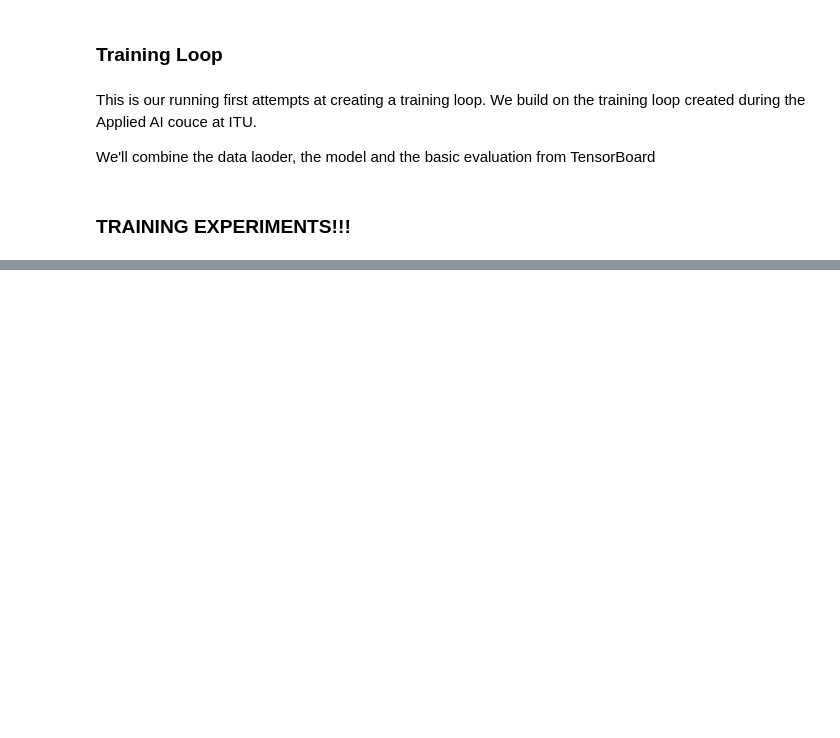
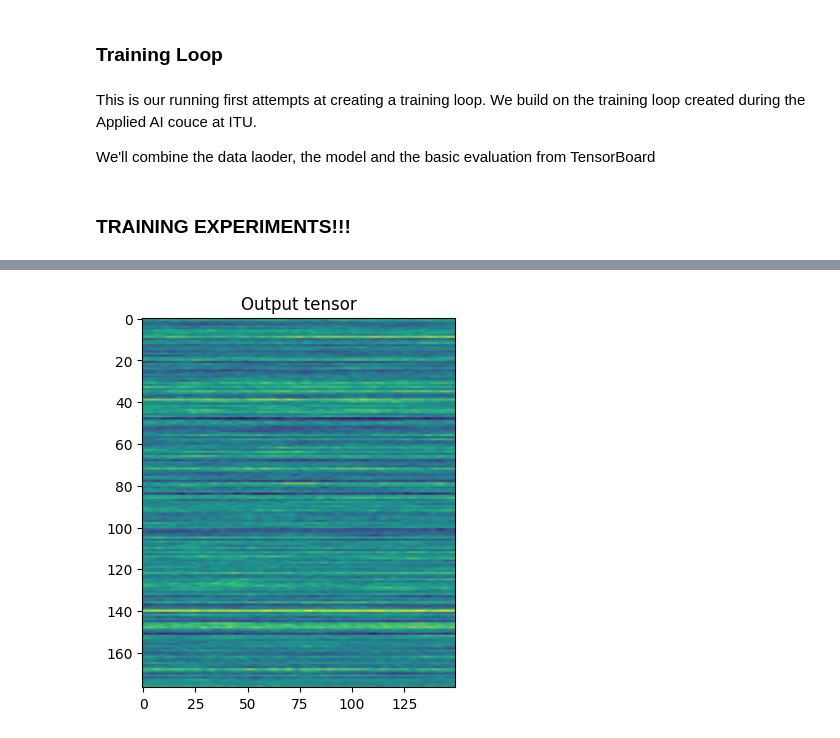
Before and after one commit to AntonBertelsen/GestureGeneration, a Jupyter notebook: DiffuseStyleGestureReproduced/model_test.ipynb, the cells around one changed output, grey strips where cells are left out. Cells and saved outputs as stored; diff of their text form; code cells hidden in the pictures; blank space fills up the shorter version.

```diff
--- a/DiffuseStyleGestureReproduced/model_test.ipynb
+++ b/DiffuseStyleGestureReproduced/model_test.ipynb
@@ -751,36 +1026,74 @@ converter.to_bvh(noisy_gesture_sequence.squeeze(0).cpu(), 'bvh_tests/results/den
 # %%
-diffusion = Diffusion(
-    max_timesteps = 1000,
-    noise_schedule = Diffusion.linear_schedule(0.00001, 0.0025))
+from torch.utils.data import DataLoader
+from dataset.dataset import *
 
-training_loader = DataLoader(OverlapAnimationDataset(
-    folder = "dataset/genea2023_dataset/trn/main-agent/features",
-    seq_length_in_frames = 150,
-    seed_length_in_frames = 8,
-    epoch_length = 100))
+with torch.no_grad():
+
+    model = DiffuseStyleGestureRecModel(
+        number_of_styles = 17,
+        n_gesture_length = 150,
+        n_seed_length = 8,
+        audio_features_per_frame = 804,
+        pose_features_per_frame = 177,
+        number_of_attention_heads = 8
+    )
+
+    # Load the model from the saved file
+    # model.load_state_dict(torch.load('models/training_3_overfit_2/saved_model_overfit.pth'))
+    model.to(device)
+    model.eval()
 
 
-# We need a seed and audio to generate a new gesture. First pick it out from the training loader
-data = next(iter(training_loader))
+    diffusion = Diffusion(
+        max_timesteps = 1000,
+        noise_schedule = Diffusion.exponential_schedule(0.00001, 0.001))
 
-gesture_sequence = data['gesture'].to(device)
-
-# We generate a gesture of pure noise as a starting point. Note that the loop starts by applying noise since we predict
-# The clean motion at eery timestep. For this reason we start with pure white, and the first thing the loop will do is add
-# noise according to the timestep. At timestep 1 it will add complete noise
-noisy_gesture_sequence = torch.zeros_like(gesture_sequence).to(device)
+    training_loader = DataLoader(OverlapAnimationDataset(
+        folder = "dataset/genea2023_dataset/trn/main-agent/features",
+        seq_length_in_frames = 150,
+        seed_length_in_frames = 8,
+        epoch_length = 100))
 
 
-noisy_gesture_sequence = diffusion.forward(
-    current_timestep = 500,
-    image = noisy_gesture_sequence
-)
+    # We need a seed and audio to generate a new gesture. First pick it out from the training loader
+    data = next(iter(training_loader))
 
-# Now we should have a denoised gesture sequence.
-# Let's convert it to bvh so we can open it
-from utils.bvh_processing.bvh_converter import BVHConverter
+    gesture_sequence = data['gesture'].to(device)
+    seed_gesture = data['seed'].to(device)
+    audio_features = data['audio'].to(device)
+    main_agent_id_one_hot = data['speaker'].to(device)
 
-converter = BVHConverter()
+    # We generate a gesture of pure noise as a starting point. Note that the loop starts by applying noise since we predict
+    # The clean motion at eery timestep. For this reason we start with pure white, and the first thing the loop will do is add
+    # noise according to the timestep. At timestep 1 it will add complete noise
+    noisy_gesture_sequence = torch.zeros_like(gesture_sequence).to(device)
 
-# Now I would like to convert the diffused bvh back to a bvh file and see if it looks like the original bvh file
-converter.to_bvh(noisy_gesture_sequence.squeeze(0).cpu(), 'bvh_tests/results/denoise_test_2.bvh')
+
+    t = 1000
+    t_tensor = torch.tensor([t]).float().to(device)
+
+    noisy_gesture_sequence = diffusion.forward(
+        current_timestep = t,
+        image = noisy_gesture_sequence
+    )
+
+    # apply the model to denoise the gesture
+    noisy_gesture_sequence = model(
+                t_current_diffusion_time_step = t_tensor,
+                seed_gesture = seed_gesture,
+                one_hot_style = main_agent_id_one_hot.float(),
+                audio_features = audio_features,
+                noisy_gesture_sequence = noisy_gesture_sequence,
+                condition_mask_probabilty = 0.1,
+            )
+
+    # Now we should have a denoised gesture sequence.
+    # Let's convert it to bvh so we can open it
+    from utils.bvh_processing.bvh_converter import BVHConverter
+
+    converter = BVHConverter()
+
+    # Now I would like to convert the diffused bvh back to a bvh file and see if it looks like the original bvh file
+    converter.to_bvh(noisy_gesture_sequence.squeeze(0).cpu(), 'bvh_tests/results/noise_test.bvh')
+# %% [output]
+[figure, added]
```
Also changed, not shown: parts of 8 cells of this notebook.
